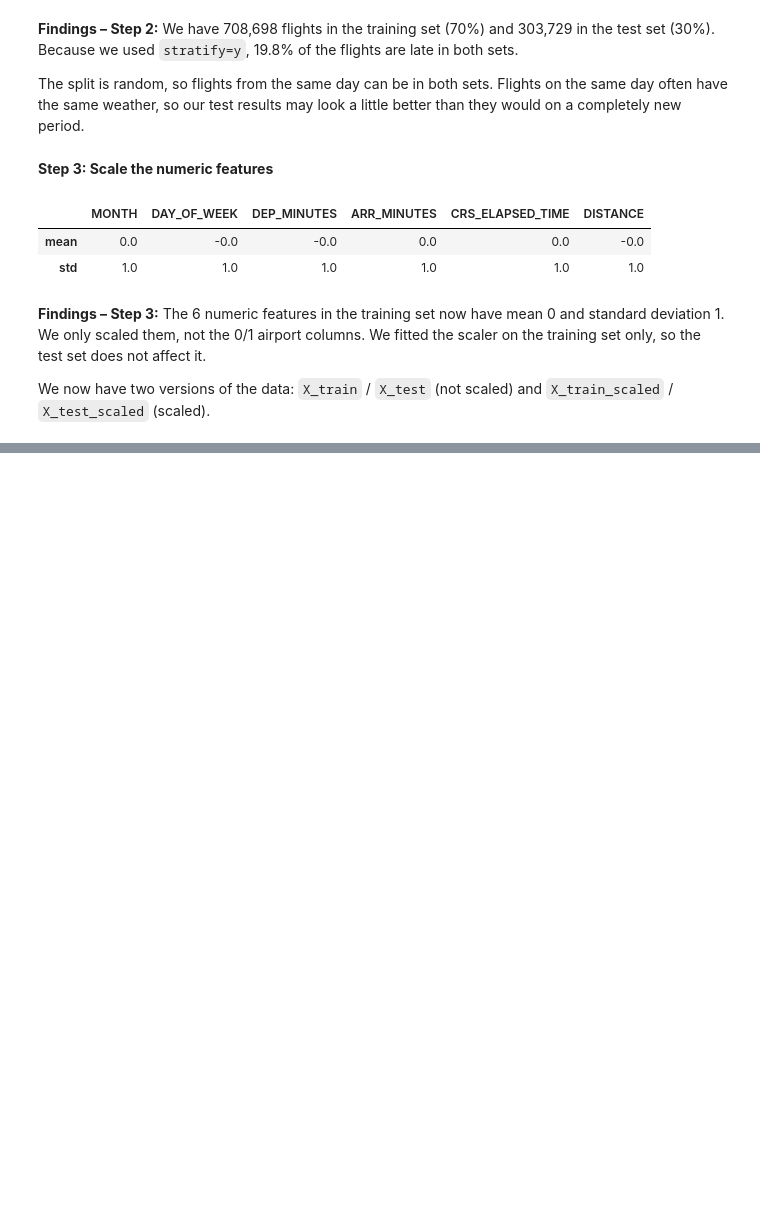
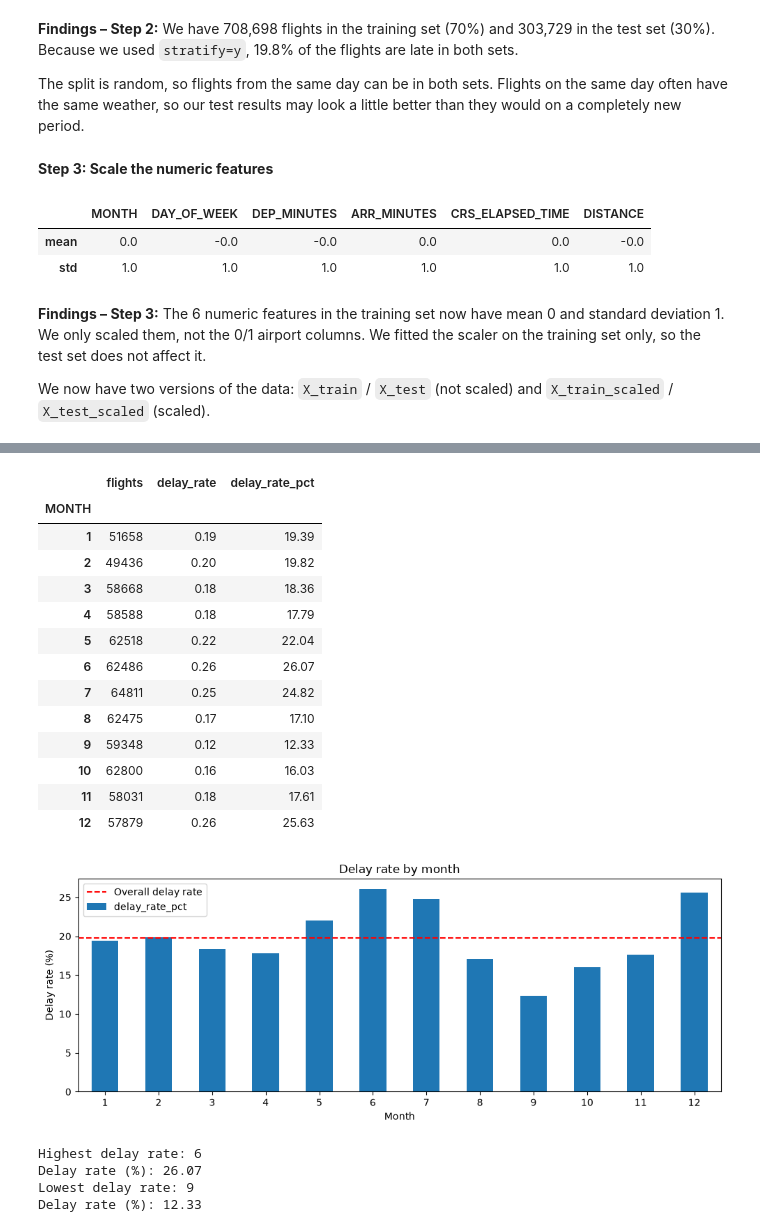
Before and after one commit to Malou100701/MachineLearning2026, a Jupyter notebook: flight_delay_analysis_starter.ipynb, the cells around one changed output, grey strips where cells are left out. Drawn from its saved outputs; the diff is of its cells as text; code cells hidden in the pictures; blank space fills up the shorter version.

```diff
--- a/flight_delay_analysis_starter.ipynb
+++ b/flight_delay_analysis_starter.ipynb
@@ -606,0 +634,15 @@ We now have two versions of the data: `X_train` / `X_test` (not scaled) and `X_t
+# %%
+# Use training data only for EDA
+eda = clean.loc[X_train.index, [
+    "MONTH", "DAY_OF_WEEK", "DEP_MINUTES",
+    "ORIGIN", "DEST", "ARR_DEL15"
+]].copy()
+
+# Create departure hour for visualisation
+eda["DEP_HOUR"] = eda["DEP_MINUTES"] // 60
+
+# Calculate overall delay rate
+overall_delay = eda["ARR_DEL15"].mean() * 100
+
+print("Number of flights:", len(eda))
+print("Overall delay rate:", round(overall_delay, 2), "%")
@@ -606,0 +658,52 @@ We now have two versions of the data: `X_train` / `X_test` (not scaled) and `X_t
+# %%
+monthly = eda.groupby("MONTH")["ARR_DEL15"].agg(
+    flights="size",
+    delay_rate="mean"
+)
+
+monthly["delay_rate_pct"] = monthly["delay_rate"] * 100
+
+display(monthly.round(2))
+
+monthly["delay_rate_pct"].plot(
+    kind="bar", figsize=(10, 4)
+)
+
+plt.axhline(
+    overall_delay, color="red",
+    linestyle="--", label="Overall delay rate"
+)
+
+plt.title("Delay rate by month")
+plt.xlabel("Month")
+plt.ylabel("Delay rate (%)")
+plt.xticks(rotation=0)
+plt.legend()
+plt.tight_layout()
+plt.show()
+
+print("Highest delay rate:", monthly["delay_rate_pct"].idxmax())
+print("Delay rate (%):", round(monthly["delay_rate_pct"].max(), 2))
+
+print("Lowest delay rate:", monthly["delay_rate_pct"].idxmin())
+print("Delay rate (%):", round(monthly["delay_rate_pct"].min(), 2))
+# %% [output]
+|  | flights | delay_rate | delay_rate_pct |
+| MONTH |  |  |  |
+| 1 | 51658 | 0.19 | 19.39 |
+| 2 | 49436 | 0.20 | 19.82 |
+| 3 | 58668 | 0.18 | 18.36 |
+| 4 | 58588 | 0.18 | 17.79 |
+| 5 | 62518 | 0.22 | 22.04 |
+| 6 | 62486 | 0.26 | 26.07 |
+| 7 | 64811 | 0.25 | 24.82 |
+| 8 | 62475 | 0.17 | 17.10 |
+| 9 | 59348 | 0.12 | 12.33 |
+| 10 | 62800 | 0.16 | 16.03 |
+| 11 | 58031 | 0.18 | 17.61 |
+| 12 | 57879 | 0.26 | 25.63 |
+[figure, added]
+Highest delay rate: 6
+Delay rate (%): 26.07
+Lowest delay rate: 9
+Delay rate (%): 12.33
```
Also changed, not shown: parts of 21 cells of this notebook.
